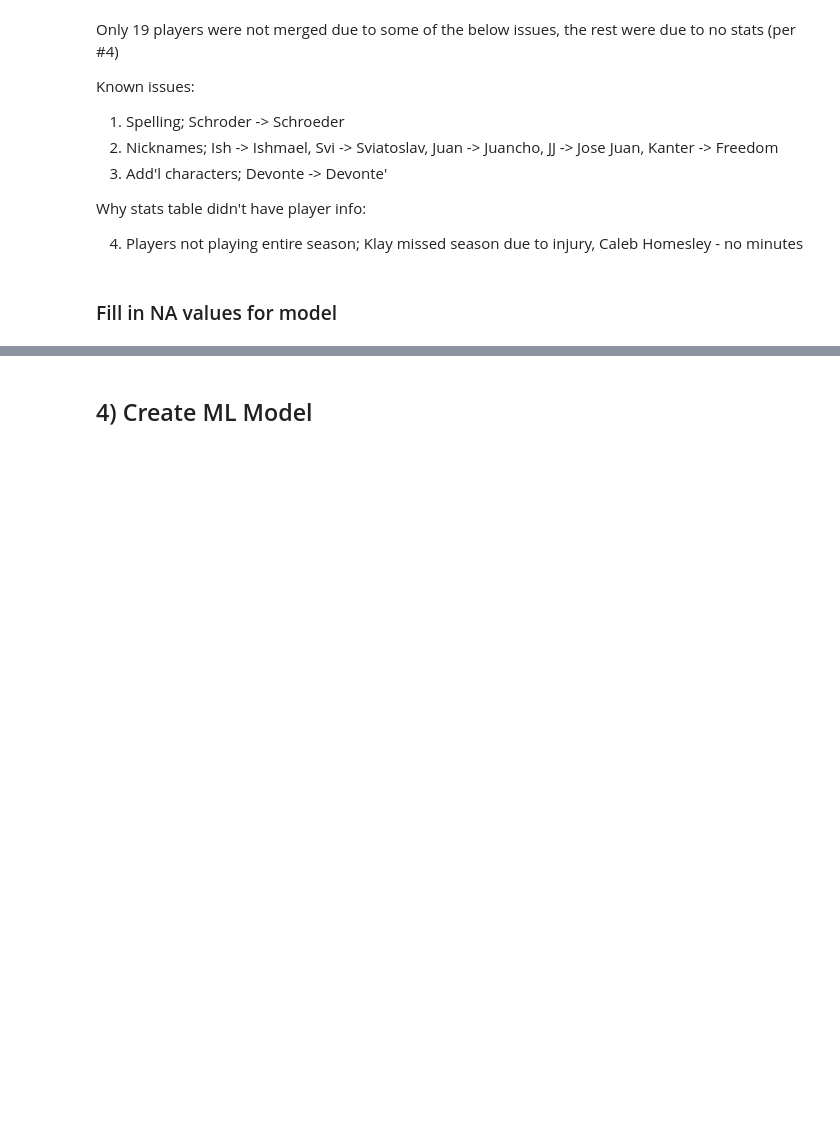
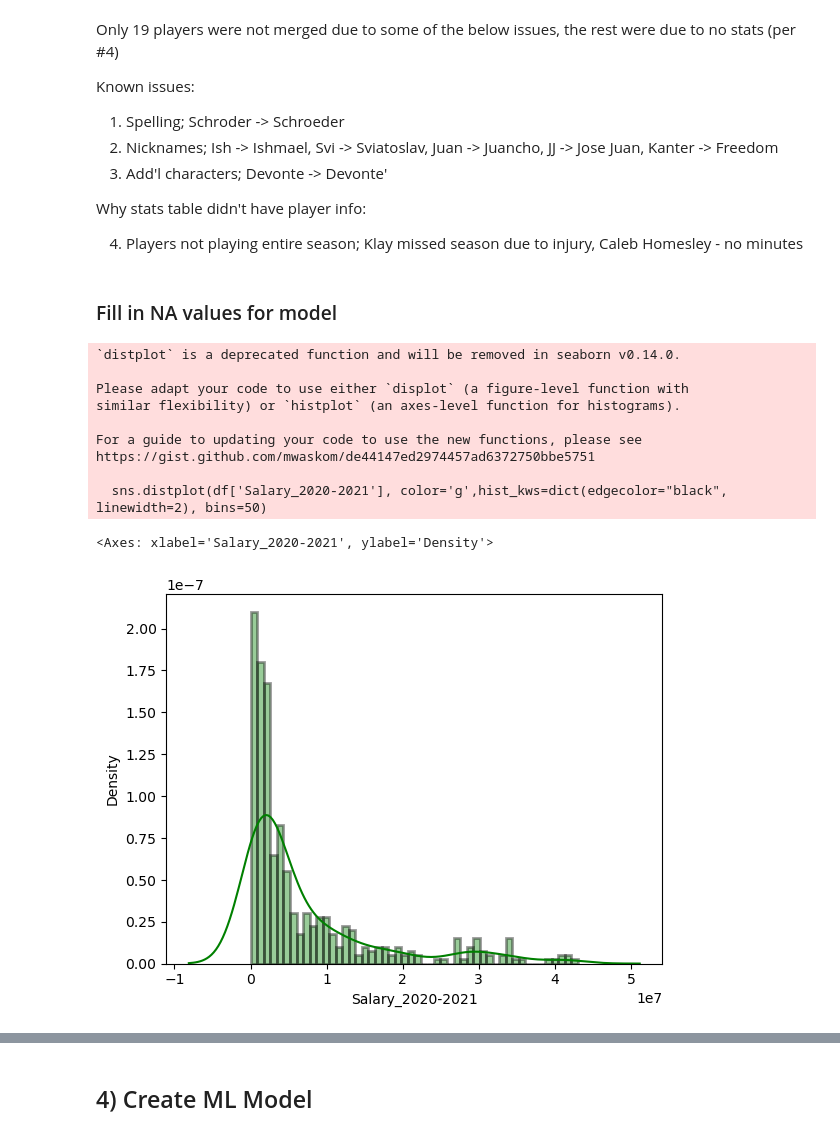
Before and after one commit to AregAdamian/NBA_Salary_Predictor, a Jupyter notebook: NBA Salary Predictor.ipynb, the cells around one changed output, grey strips where cells are left out. Cells and saved outputs as stored; diff of their text form; code cells hidden in the pictures; blank space fills up the shorter version.

```diff
--- a/NBA Salary Predictor.ipynb
+++ b/NBA Salary Predictor.ipynb
@@ -74,7 +103,30 @@ salary21['Name'] = salary21['First Name'] + " " + salary21['Last Name']
 salary21.drop(columns = ['First Name','Last Name','suffix'], inplace=True)
 
 salary21.drop(columns = ['#'], inplace=True)
+
+
+
+salary22[['First Name','Last Name','suffix']] = salary22['Name'].str.split(' ', expand=True)
+salary22['First Name'] = salary22['First Name'].str.replace('.','')
+
+# remove suffixes on names like Bagley III, Trent Jr
+salary22['Name'] = salary22['First Name'] + " " + salary22['Last Name']
+salary22.drop(columns = ['First Name','Last Name','suffix'], inplace=True)
+
+salary22.drop(columns = ['#'], inplace=True)
+
+
+
+salary23[['First Name','Last Name','suffix']] = salary23['Name'].str.split(' ', expand=True)
+salary23['First Name'] = salary23['First Name'].str.replace('.','')
+
+# remove suffixes on names like Bagley III, Trent Jr
+salary23['Name'] = salary23['First Name'] + " " + salary23['Last Name']
+salary23.drop(columns = ['First Name','Last Name','suffix'], inplace=True)
+
+salary23.drop(columns = ['#'], inplace=True)
 # %%
 salary21[['Salary_2020-2021','SalaryAdj_2020-2021']] = salary21[['Salary_2020-2021','SalaryAdj_2020-2021']].replace('[\$,]', '', regex=True).astype(float)
 # alt: salary21[salary21.columns[1:]] = salary21[salary21.columns[1:]].replace('[\$,]', '', regex=True).astype(float)
-salary21
+salary22[['Salary_2021-2023','SalaryAdj_2021-2023']] = salary22[['Salary_2021-2023','SalaryAdj_2021-2023']].replace('[\$,]', '', regex=True).astype(float)
+salary23[['Salary_22-23','SalaryAdj_22-23']] = salary23[['Salary_22-23','SalaryAdj_22-23']].replace('[\$,]', '', regex=True).astype(float)
@@ -136,5 +190,14 @@ combined_full[combined_full['Pos'].isna()] # 57, delta of 38
 # %%
-df = pd.merge(salary21, stats21, on='Name', how='inner')
+from functools import reduce
+
+df21 = pd.merge(salary21, stats21, on='Name', how='inner')
+df22 = pd.merge(salary22, stats22, on='Name', how='inner')
+df23 = pd.merge(salary23, stats23, on='Name', how='inner')
+df = pd.merge(df21, df22, on='Name', how='inner')
+
+
+#df = reduce(lambda  left,right: pd.merge(left,right,on=['Name'],
+#                                            how='outer'), [df21,df22,df23])
 # %% [markdown]
 Only 19 players were not merged due to some of the below issues, the rest were due to no stats (per #4)
 
@@ -150,6 +213,20 @@ Why stats table didn't have player info:
 4) Players not playing entire season; Klay missed season due to injury, Caleb Homesley - no minutes
 # %% [markdown]
 ### Fill in NA values for model
+# %%
+sns.distplot(df['Salary_2020-2021'], color='g',hist_kws=dict(edgecolor="black", linewidth=2), bins=50)
+# %% [output]
+`distplot` is a deprecated function and will be removed in seaborn v0.14.0.
+
+Please adapt your code to use either `displot` (a figure-level function with
+similar flexibility) or `histplot` (an axes-level function for histograms).
+
+For a guide to updating your code to use the new functions, please see
+https://gist.github.com/mwaskom/de44147ed2974457ad6372750bbe5751
+
+  sns.distplot(df['Salary_2020-2021'], color='g',hist_kws=dict(edgecolor="black", linewidth=2), bins=50)
+<Axes: xlabel='Salary_2020-2021', ylabel='Density'>
+[figure, added]
 # %%
 df[['FG%', '3P%', '2P%', 'eFG%', 'FT%']] = df[['FG%', '3P%', '2P%', 'eFG%', 'FT%']].fillna(0)
 df.isna().sum()
```
Also changed, not shown: parts of 25 cells of this notebook.
